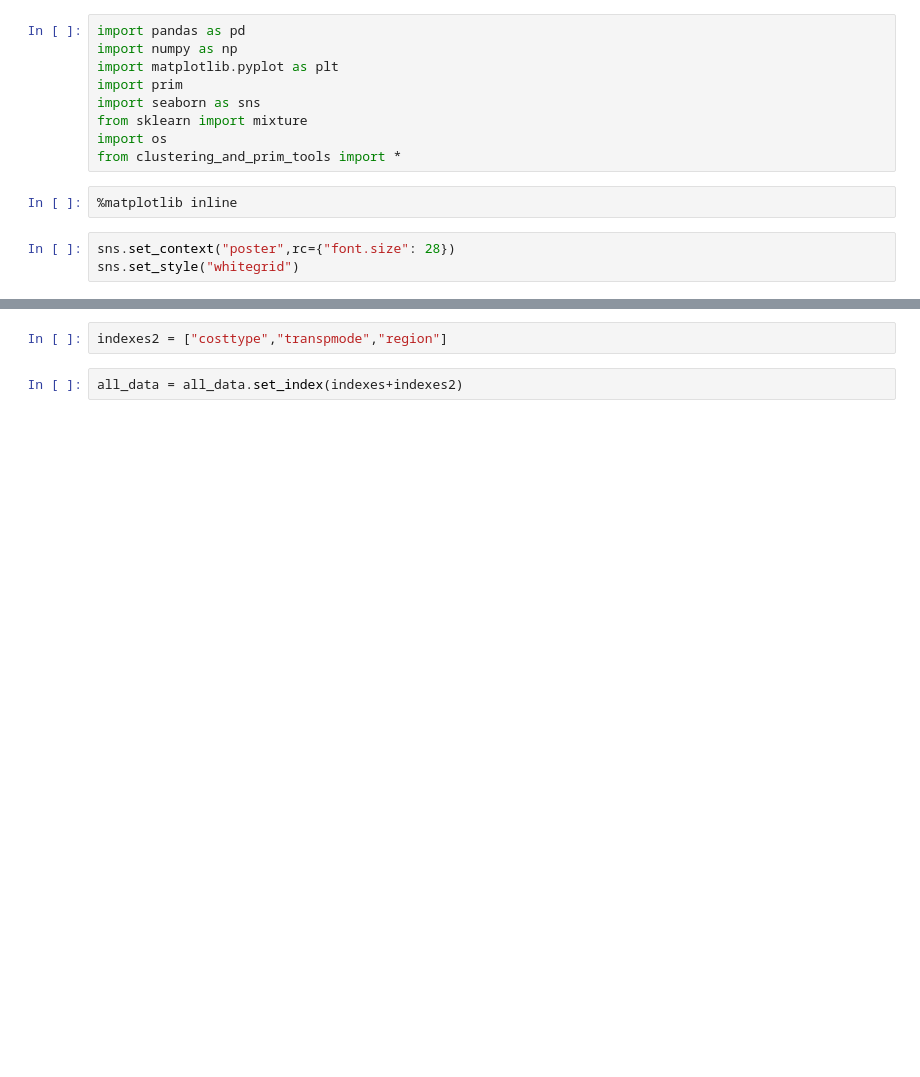
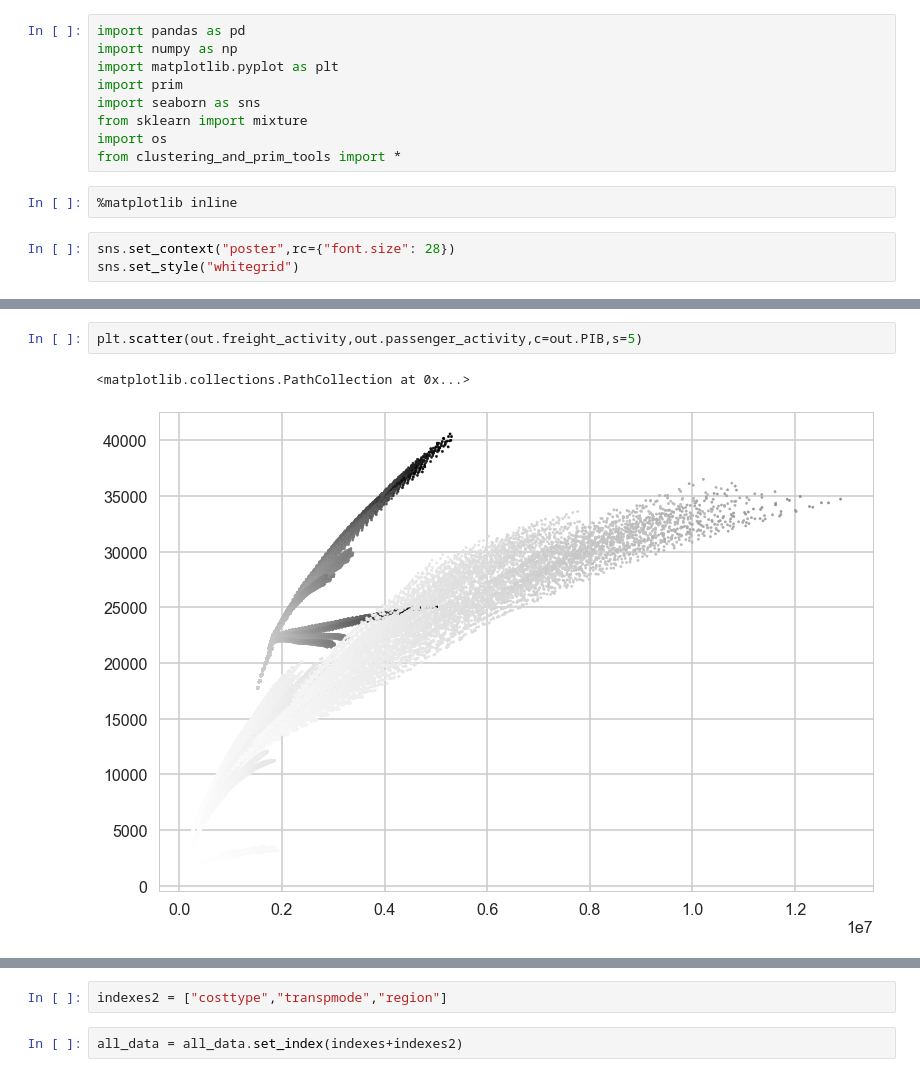
Before and after one commit to julierozenberg/infra_needs_analyses, a Jupyter notebook: cired_results_analysis.ipynb, the cells around one changed output, grey strips where cells are left out. Drawn from its saved outputs; the diff is of its cells as text; blank space fills up the shorter version.

```diff
--- a/cired_results_analysis.ipynb
+++ b/cired_results_analysis.ipynb
@@ -22,0 +99,5 @@ os.listdir(myfolder)
+# %%
+plt.scatter(out.freight_activity,out.passenger_activity,c=out.PIB,s=5)
+# %% [output]
+<matplotlib.collections.PathCollection at 0x...>
+[figure, added]
```
Also changed, not shown: parts of 40 cells of this notebook, 1 other file.
